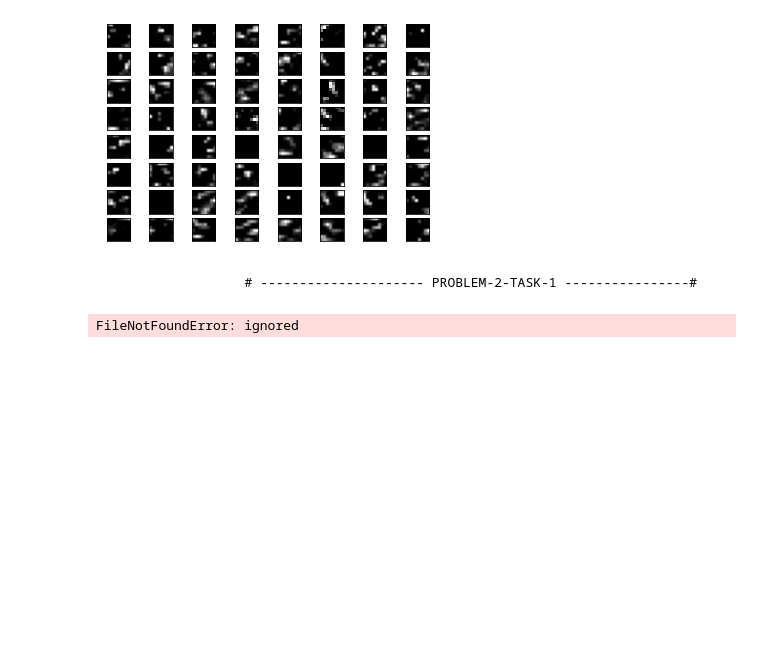
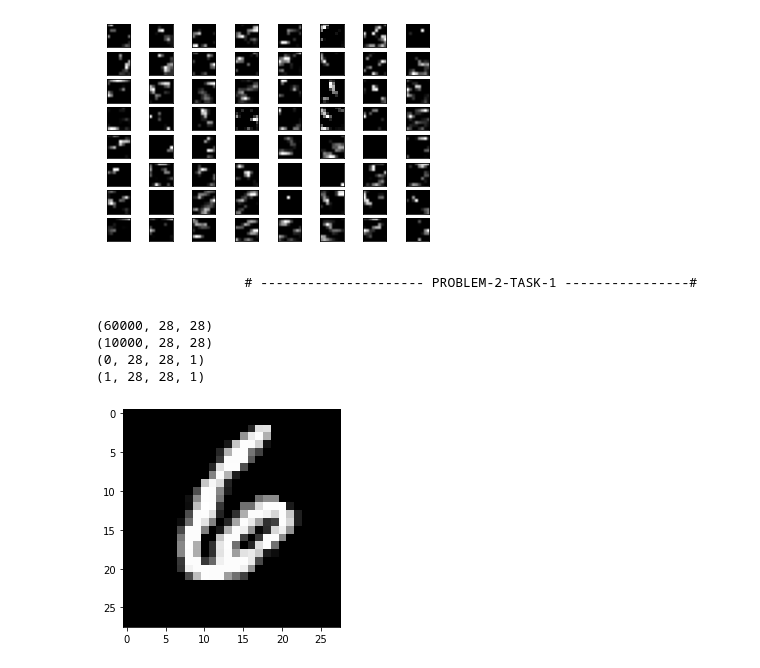
Before and after one commit to FatemaTabassum/Deep-and-Reinforcement-Learning, a Jupyter notebook: HW3_Prob_1.ipynb, the cells around one changed output. Drawn from its saved outputs; the diff is of its cells as text; code cells hidden in the pictures; blank space fills up the shorter version.

```diff
--- a/HW3_Prob_1.ipynb
+++ b/HW3_Prob_1.ipynb
@@ -440,10 +443,37 @@ print("Prediction for right shifted 1: ", numpy.argmax(y_pred[2])," ", numpy.max
                 #--------------------------   -------------------------------#
 # %% [markdown]
                      # --------------------- PROBLEM-2-TASK-1 ----------------#
-# %%
-x_map = np.load("/x.npy")
-x_adv = np.load("/x_adv.npy")
-print(x_map.shape)
-print(x_adv.shape)
-# %% [output]
-FileNotFoundError: ignored
+# %%
+batch_size = 128
+num_classes = 10
+epochs = 5
+
+img_x, img_y = 28, 28
+
+X_train, y_train, X_test, y_test = data_loader()
+X_train = X_train.reshape(X_train.shape[0], 28, 28, 1)
+
+'''
+# load the model
+model_baseline = baseline_model()
+history = model_baseline.fit(X_train, y_train, epochs=5, batch_size=32, verbose=1)
+model_baseline.summary()
+predictions = model_baseline.predict(X_test)
+preds_classes = np.argmax(predictions, axis=-1)
+print(preds_classes)
+'''
+X = np.empty([0, X_train.shape[1], X_train.shape[2], X_train.shape[3]])
+print(X.shape)
+for i in range(0, X_train.shape[0]):
+	if y_train[i] == 6:
+		x = np.append(X, [X_train[i]], 0)
+		break
+print(x.shape)
+plt.imshow(x[0, :, :, 0], cmap="gray")
+plt.show()
+# %% [output]
+(60000, 28, 28)
+(10000, 28, 28)
+(0, 28, 28, 1)
+(1, 28, 28, 1)
+[figure, added]
```
Also changed, not shown: parts of 6 cells of this notebook.
